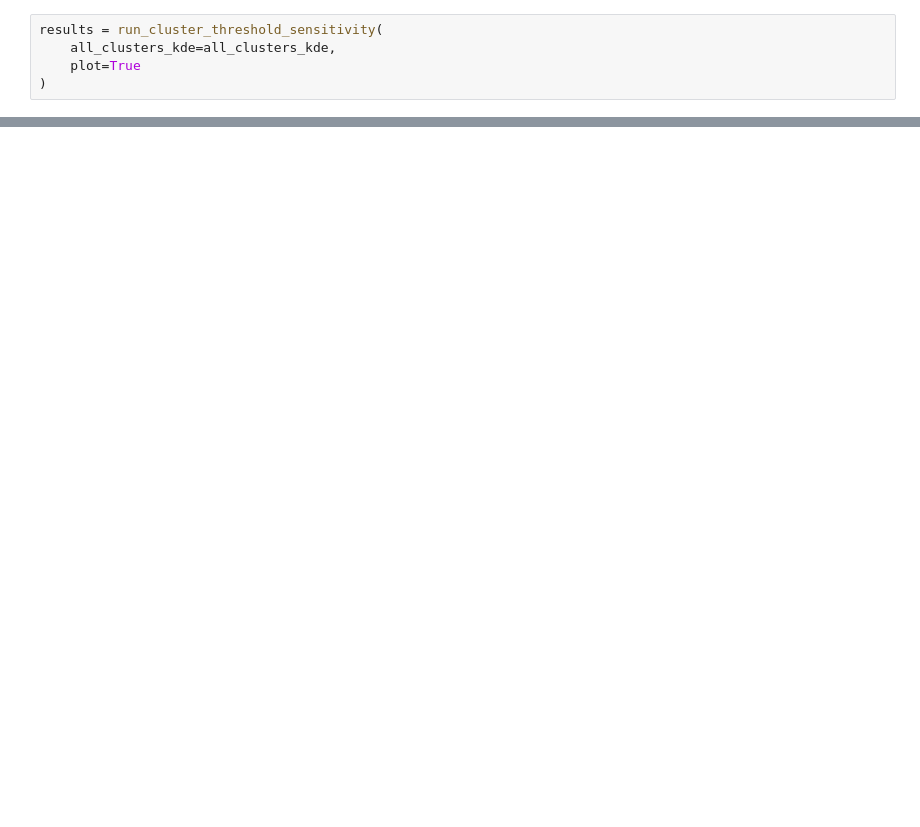
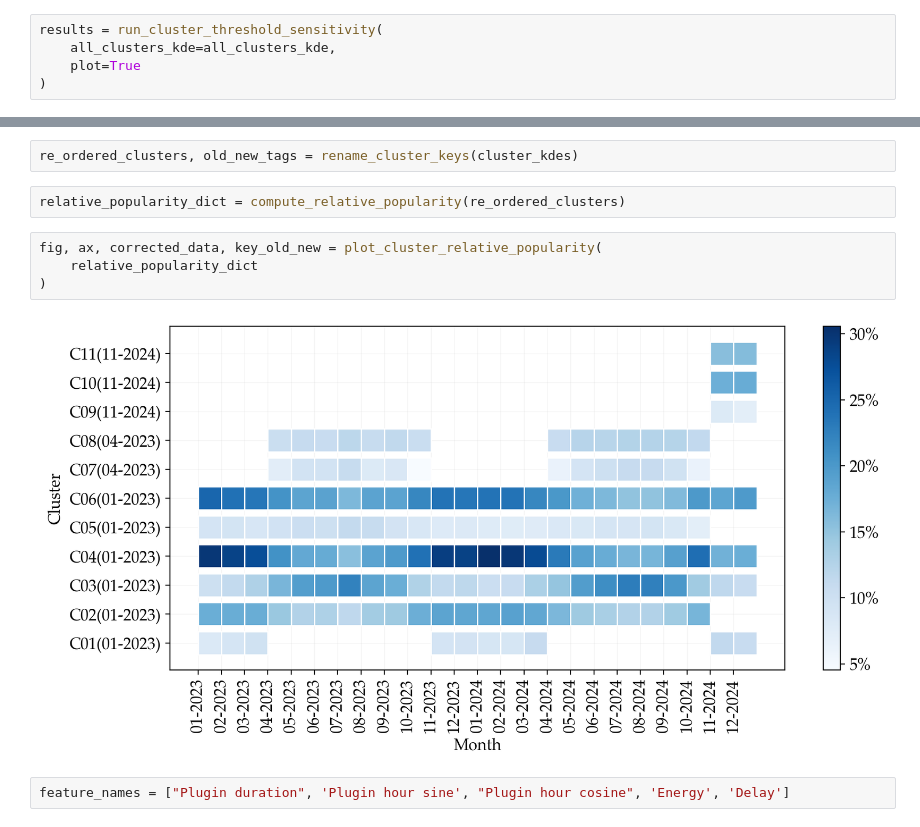
Before and after one commit to ghafyodtu/EV_dynamic_clustering, a Jupyter notebook: main_01.ipynb, the cells around one changed output, grey strips where cells are left out. Drawn from its saved outputs; the diff is of its cells as text; blank space fills up the shorter version.

```diff
--- a/main_01.ipynb
+++ b/main_01.ipynb
@@ -166,0 +93,12 @@ results = run_cluster_threshold_sensitivity(
+# %%
+re_ordered_clusters, old_new_tags = rename_cluster_keys(cluster_kdes)
+# %%
+relative_popularity_dict = compute_relative_popularity(re_ordered_clusters)
+# %%
+fig, ax, corrected_data, key_old_new = plot_cluster_relative_popularity(
+    relative_popularity_dict
+)
+# %% [output]
+[figure, added]
+# %%
+feature_names = ["Plugin duration", 'Plugin hour sine', "Plugin hour cosine", 'Energy', 'Delay']
```
Also changed, not shown: parts of 17 cells of this notebook, 3 other files.
